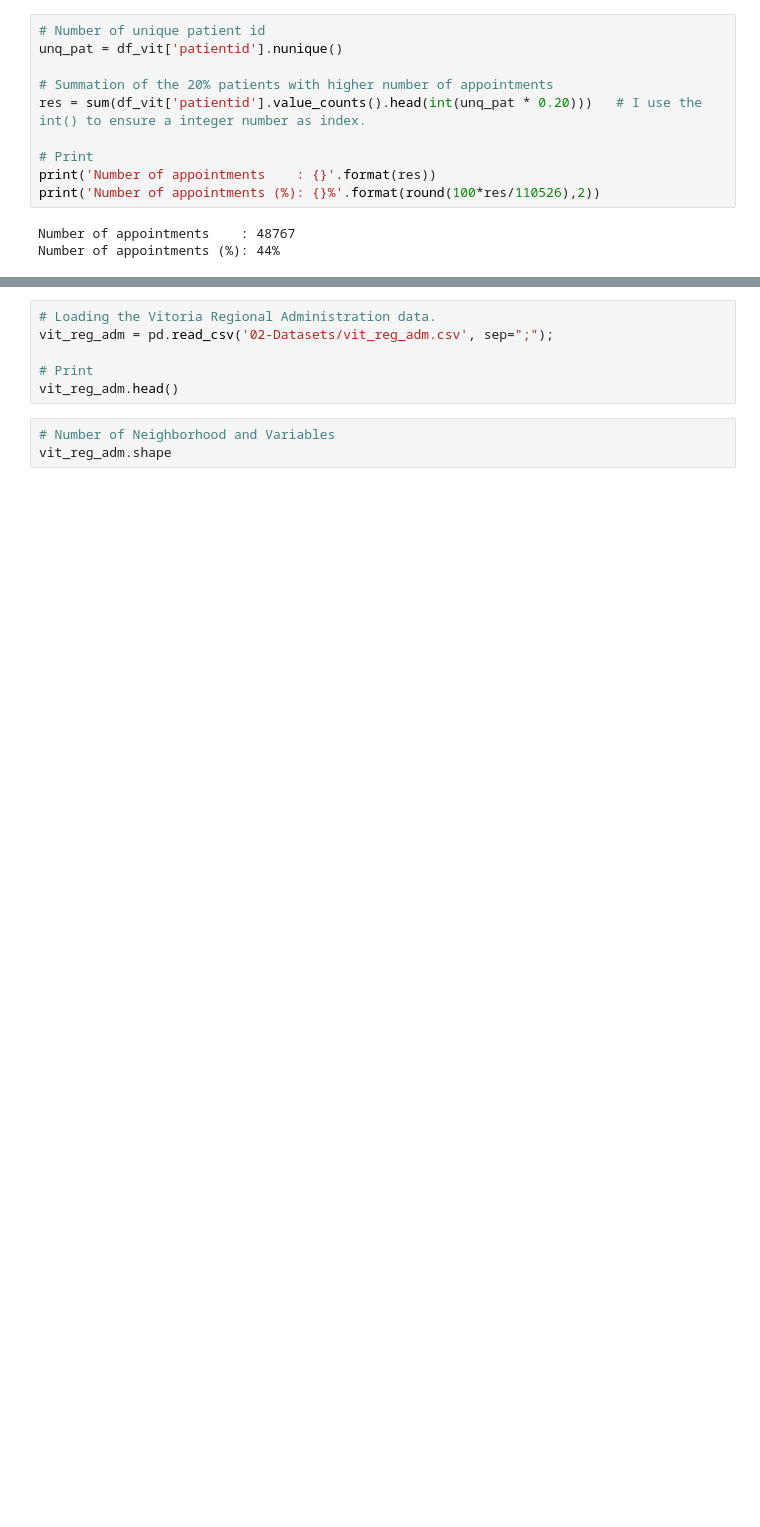
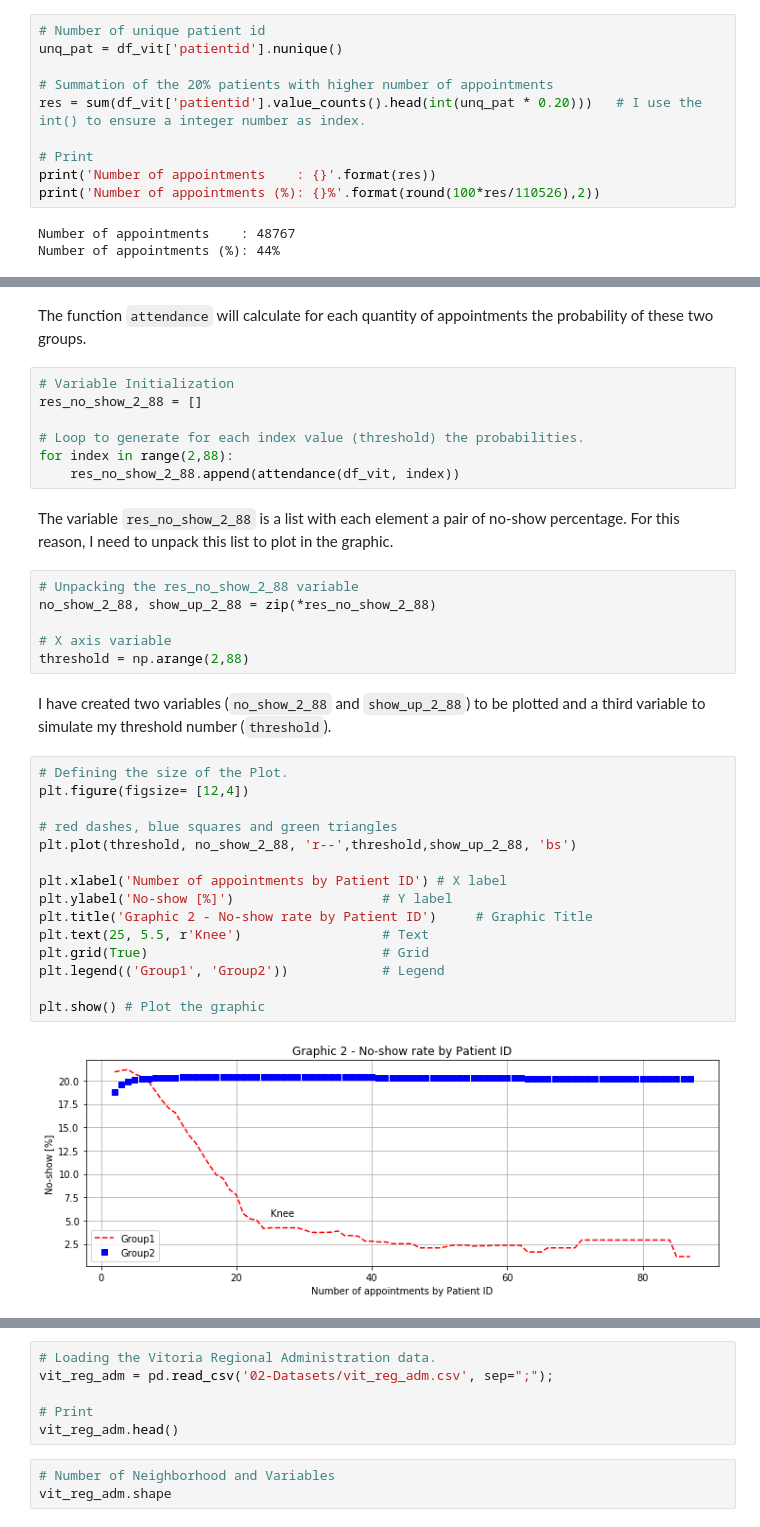
Before and after one commit to AndersonUyekita/ND110_data_science_foundations_01, a Jupyter notebook: 03-Part_03/01-Project/investigate-a-dataset-template.ipynb, the cells around one changed output, grey strips where cells are left out. Saved outputs shown, nothing was run; the diff lists cells and outputs as text; blank space fills up the shorter version.

```diff
--- a/03-Part_03/01-Project/investigate-a-dataset-template.ipynb
+++ b/03-Part_03/01-Project/investigate-a-dataset-template.ipynb
@@ -778,0 +776,36 @@ Keep in mind, in Brazil the "." is a separator of thousands, whereas "," a separ
+# %% [markdown]
+The function `attendance` will calculate for each quantity of appointments the probability of these two groups.
+# %%
+# Variable Initialization
+res_no_show_2_88 = []
+
+# Loop to generate for each index value (threshold) the probabilities.
+for index in range(2,88):
+    res_no_show_2_88.append(attendance(df_vit, index))
+# %% [markdown]
+The variable `res_no_show_2_88` is a list with each element a pair of no-show percentage. For this reason, I need to unpack this list to plot in the graphic.
+# %%
+# Unpacking the res_no_show_2_88 variable
+no_show_2_88, show_up_2_88 = zip(*res_no_show_2_88)
+
+# X axis variable
+threshold = np.arange(2,88)
+# %% [markdown]
+I have created two variables (`no_show_2_88` and `show_up_2_88`) to be plotted and a third variable to simulate my threshold number (`threshold`).
+# %%
+# Defining the size of the Plot.
+plt.figure(figsize= [12,4])
+
+# red dashes, blue squares and green triangles
+plt.plot(threshold, no_show_2_88, 'r--',threshold,show_up_2_88, 'bs')
+
+plt.xlabel('Number of appointments by Patient ID') # X label
+plt.ylabel('No-show [%]')                   # Y label
+plt.title('Graphic 2 - No-show rate by Patient ID')     # Graphic Title
+plt.text(25, 5.5, r'Knee')                  # Text
+plt.grid(True)                              # Grid
+plt.legend(('Group1', 'Group2'))            # Legend
+
+plt.show() # Plot the graphic
+# %% [output]
+[figure, added]
```
Also changed, not shown: parts of 128 cells of this notebook, 2 other files.
